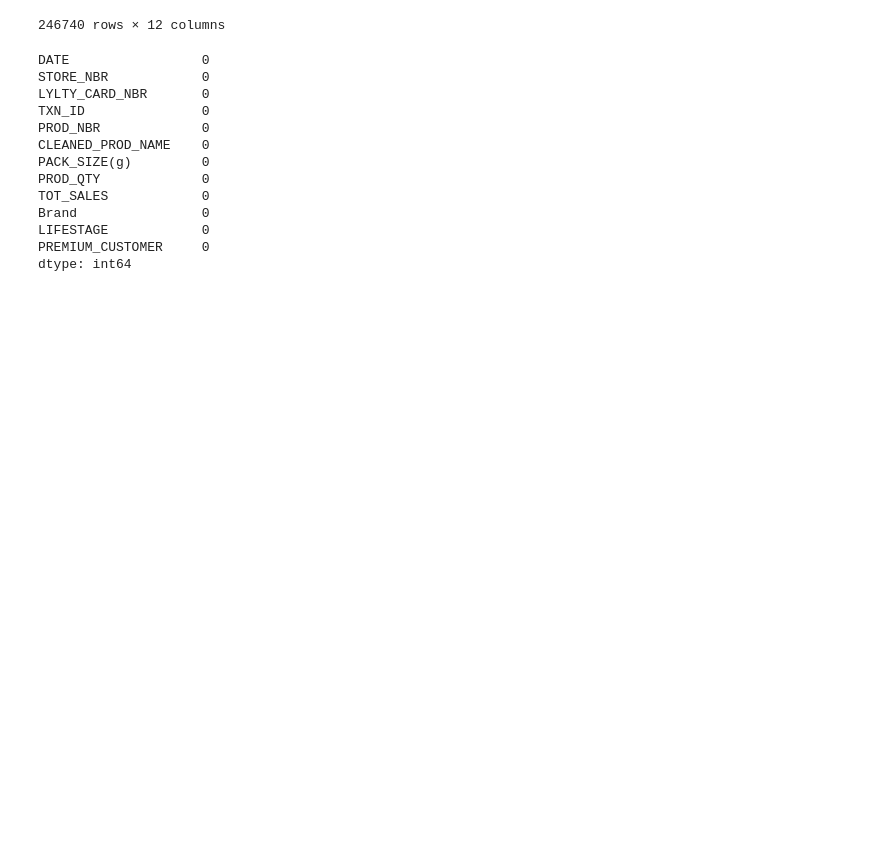
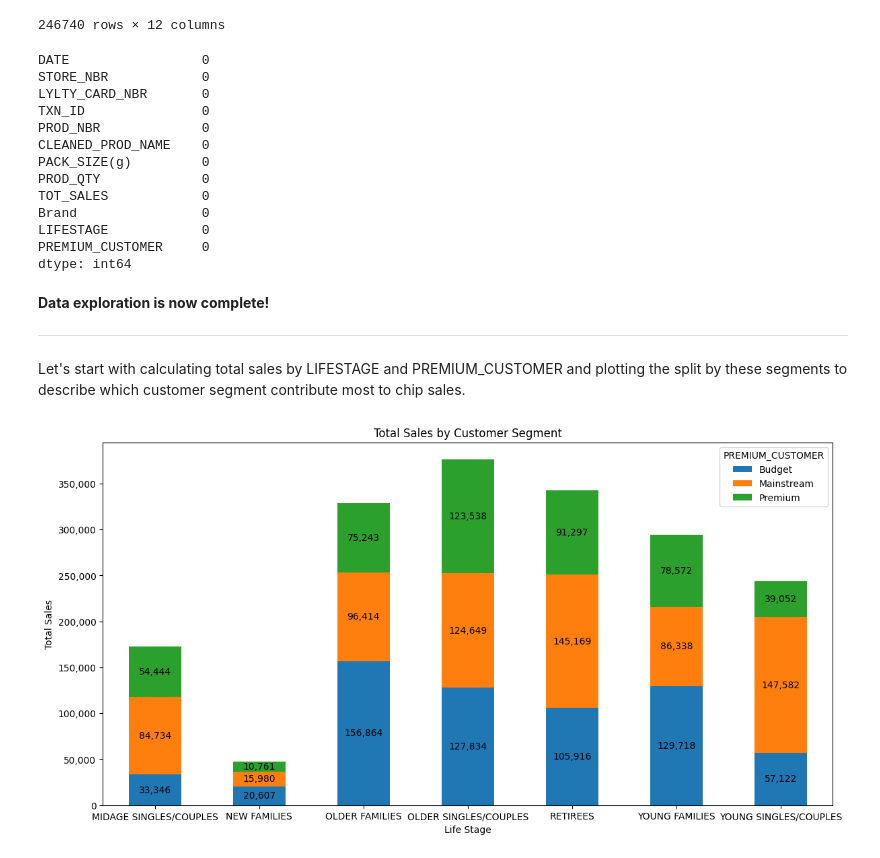
Before and after one commit to Harijeyan/Forage, a Jupyter notebook: quantium.ipynb, the cells around one changed output. Saved outputs shown, nothing was run; the diff lists cells and outputs as text; code cells hidden in the pictures; blank space fills up the shorter version.

```diff
--- a/quantium.ipynb
+++ b/quantium.ipynb
@@ -827,0 +833,39 @@ dtype: int64
+# %% [markdown]
+**Data exploration is now complete!**
+
+
+---
+# %% [markdown]
+Let's start with calculating total sales by LIFESTAGE and PREMIUM_CUSTOMER and
+plotting the split by these segments to describe which customer segment contribute most to chip sales.
+# %%
+import matplotlib.ticker as ticker
+
+# Group by 'LIFESTAGE' and 'PREMIUM_CUSTOMER' and sum up the total sales
+sales_by_segment = merged_data.groupby(['LIFESTAGE', 'PREMIUM_CUSTOMER'])['TOT_SALES'].sum()
+
+# Reset index to convert the grouped data into a DataFrame
+sales_by_segment = sales_by_segment.reset_index()
+
+# Pivot the data for better visualization
+pivot_table = sales_by_segment.pivot('LIFESTAGE', 'PREMIUM_CUSTOMER', 'TOT_SALES')
+
+# Plotting with data labels
+fig, ax = plt.subplots(figsize=(14, 7))  # Explicitly create a figure and axes
+pivot_table.plot(kind='bar', stacked=True, ax=ax)
+plt.title('Total Sales by Customer Segment')
+plt.xlabel('Life Stage')
+plt.ylabel('Total Sales')
+plt.xticks(rotation=0)
+
+
+# Format y-axis numbers with commas
+ax.yaxis.set_major_formatter(ticker.StrMethodFormatter('{x:,.0f}'))
+
+# Add data labels
+for container in ax.containers:
+    ax.bar_label(container, fmt='{:,.0f}', label_type='center')
+
+plt.show()
+# %% [output]
+[figure, added]
```
Also changed, not shown: parts of 10 cells of this notebook.
